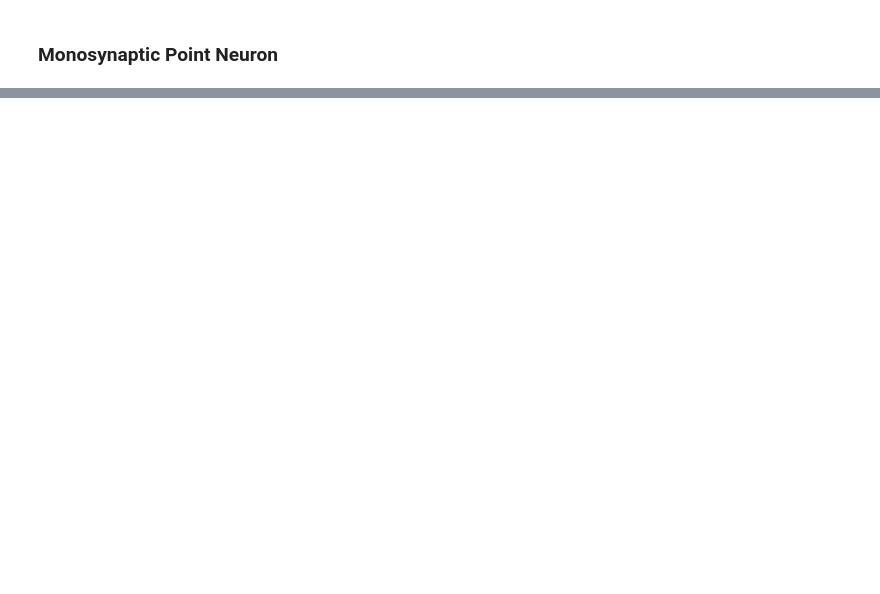
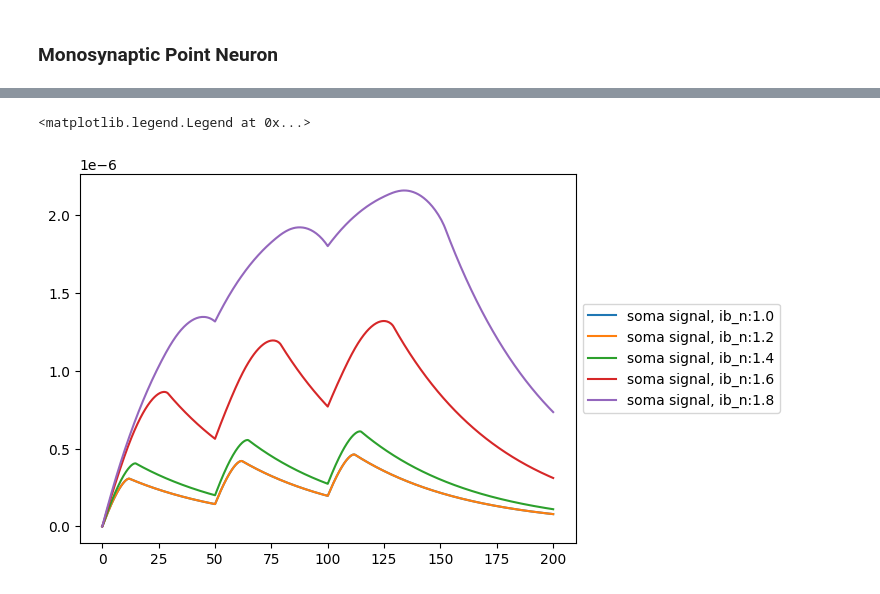
Before and after one commit to ryangitsit/sim_soens, a Jupyter notebook: neuron_motif_tour.ipynb, the cells around one changed output, grey strips where cells are left out. Saved outputs shown, nothing was run; the diff lists cells and outputs as text; code cells hidden in the pictures; blank space fills up the shorter version.

```diff
--- a/neuron_motif_tour.ipynb
+++ b/neuron_motif_tour.ipynb
@@ -54,0 +66,20 @@ done running network time stepper. t_sim = 4.79596e-02s
+# %%
+neuron_biases = np.arange(1,2,.2)
+default_neuron_params['s_th'] = 0.75
+for ib_n in neuron_biases:
+
+    default_neuron_params['ib_n'] = ib_n
+
+    mono = NeuralZoo(type="custom",synaptic_structure=synaptic_structure,**default_neuron_params)
+    mono.synapses[0][0][0].add_input(input.signals[0])
+
+    net = network(name = 'network_under_test')
+    net.add_neuron(mono.neuron)
+    net.run_sim(dt = .01, tf = 200)
+    t = mono.neuron.time_params['time_vec']
+    signal = mono.dendrites[0][0][0].s
+    plt.plot(t,signal, label=f'soma signal, ib_n:{np.round(ib_n,2)}')
+plt.legend(loc='center left', bbox_to_anchor=(1, 0.5))
+# %% [output]
+<matplotlib.legend.Legend at 0x...>
+[figure, added]
```
Also changed, not shown: parts of 7 cells of this notebook, 5 other files.
